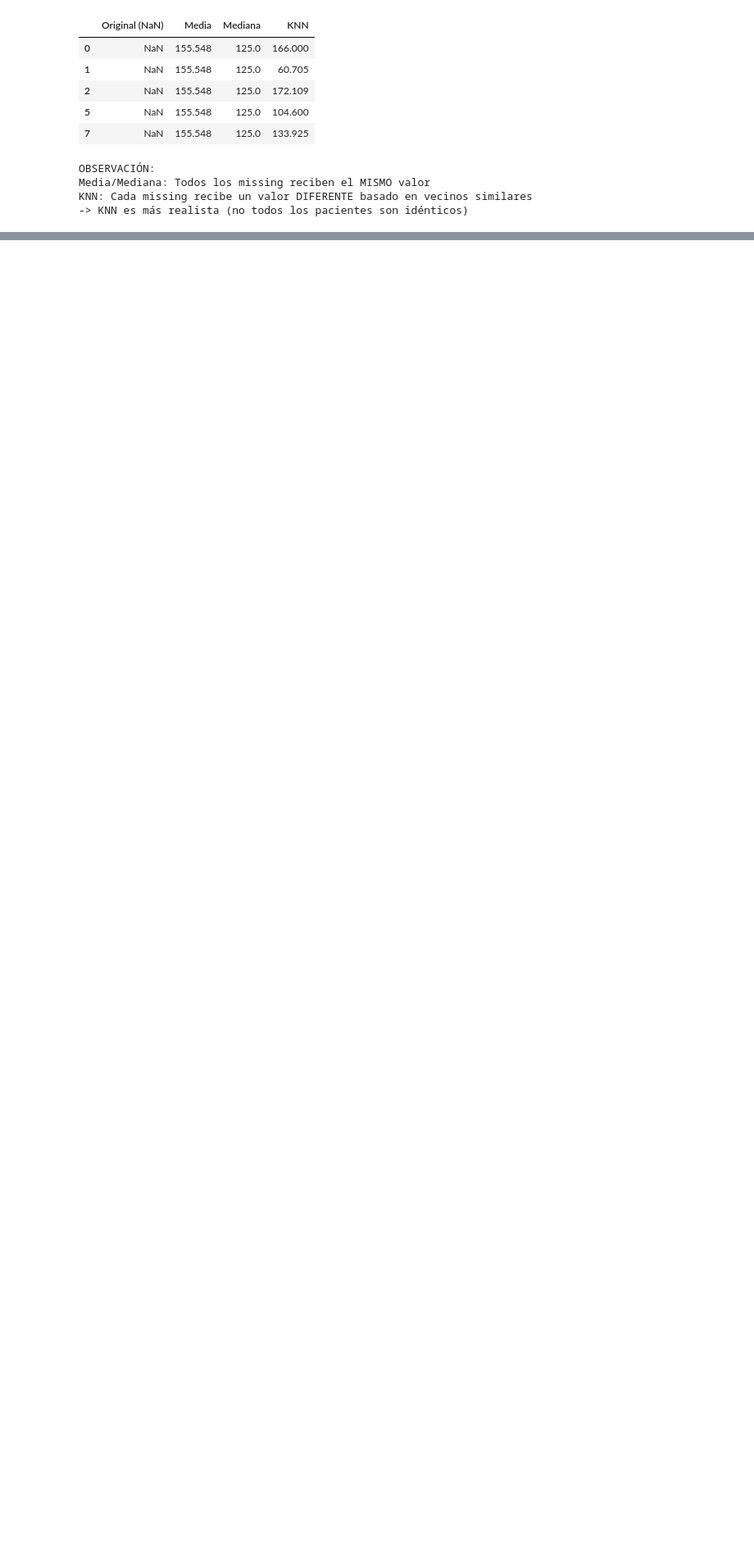
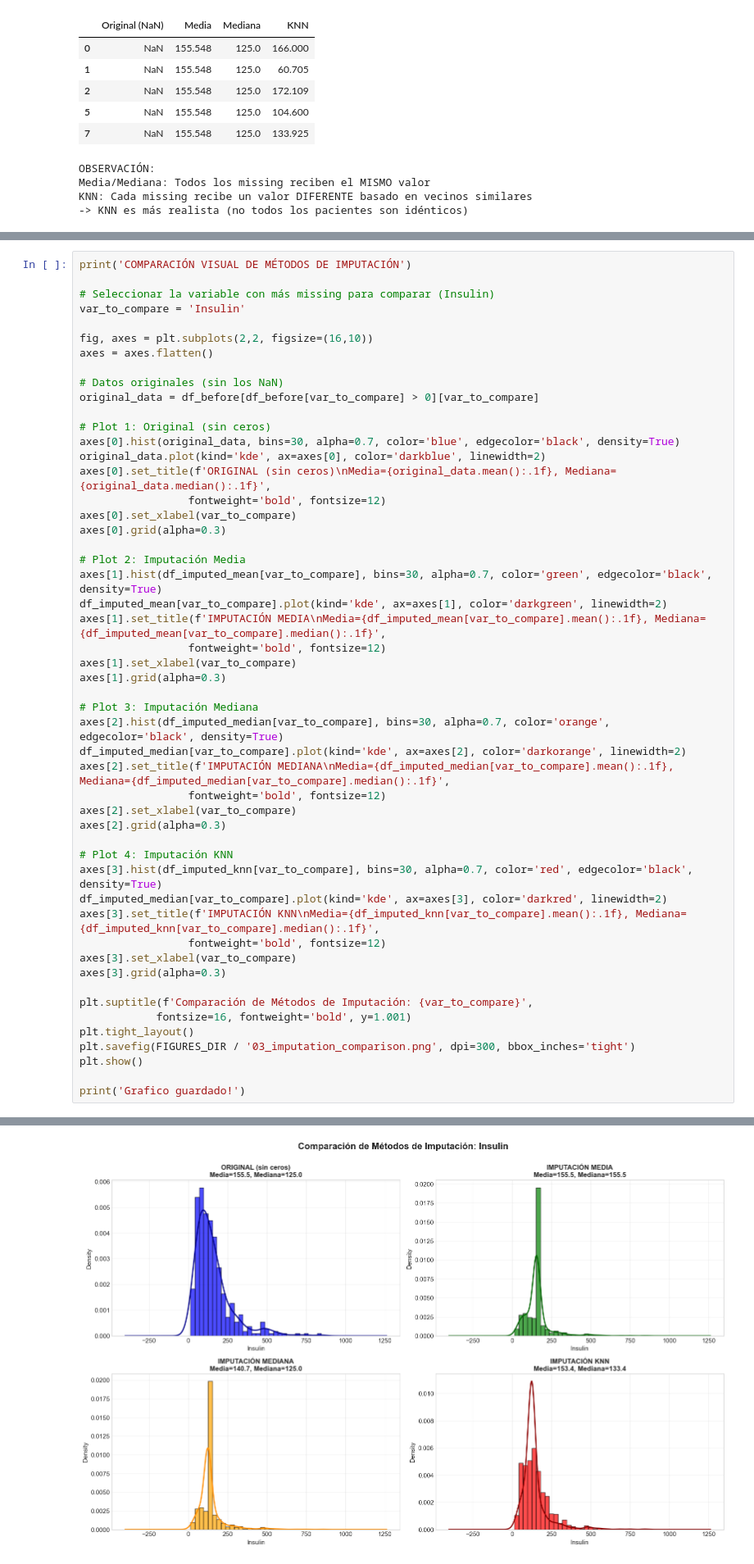
Before and after one commit to angel-rom444/diabetes-risk-predictor, a Jupyter notebook: notebooks/03_preprocessig_PART.ipynb, the cells around one changed output, grey strips where cells are left out. Shown at 82% size. Drawn from its saved outputs; the diff is of its cells as text; blank space fills up the shorter version.

```diff
--- a/notebooks/03_preprocessig_PART.ipynb
+++ b/notebooks/03_preprocessig_PART.ipynb
@@ -502,0 +505,52 @@ KNN: Cada missing recibe un valor DIFERENTE basado en vecinos similares
+# %%
+print('COMPARACIÓN VISUAL DE MÉTODOS DE IMPUTACIÓN')
+
+# Seleccionar la variable con más missing para comparar (Insulin)
+var_to_compare = 'Insulin'
+
+fig, axes = plt.subplots(2,2, figsize=(16,10))
+axes = axes.flatten()
+
+# Datos originales (sin los NaN)
+original_data = df_before[df_before[var_to_compare] > 0][var_to_compare]
+
+# Plot 1: Original (sin ceros)
+axes[0].hist(original_data, bins=30, alpha=0.7, color='blue', edgecolor='black', density=True)
+original_data.plot(kind='kde', ax=axes[0], color='darkblue', linewidth=2)
+axes[0].set_title(f'ORIGINAL (sin ceros)\nMedia={original_data.mean():.1f}, Mediana={original_data.median():.1f}',
+                 fontweight='bold', fontsize=12)
+axes[0].set_xlabel(var_to_compare)
+axes[0].grid(alpha=0.3)
+
+# Plot 2: Imputación Media
+axes[1].hist(df_imputed_mean[var_to_compare], bins=30, alpha=0.7, color='green', edgecolor='black', density=True)
+df_imputed_mean[var_to_compare].plot(kind='kde', ax=axes[1], color='darkgreen', linewidth=2)
+axes[1].set_title(f'IMPUTACIÓN MEDIA\nMedia={df_imputed_mean[var_to_compare].mean():.1f}, Mediana={df_imputed_mean[var_to_compare].median():.1f}',
+                 fontweight='bold', fontsize=12)
+axes[1].set_xlabel(var_to_compare)
+axes[1].grid(alpha=0.3)
+
+# Plot 3: Imputación Mediana
+axes[2].hist(df_imputed_median[var_to_compare], bins=30, alpha=0.7, color='orange', edgecolor='black', density=True)
+df_imputed_median[var_to_compare].plot(kind='kde', ax=axes[2], color='darkorange', linewidth=2)
+axes[2].set_title(f'IMPUTACIÓN MEDIANA\nMedia={df_imputed_median[var_to_compare].mean():.1f}, Mediana={df_imputed_median[var_to_compare].median():.1f}',
+                 fontweight='bold', fontsize=12)
+axes[2].set_xlabel(var_to_compare)
+axes[2].grid(alpha=0.3)
+
+# Plot 4: Imputación KNN
+axes[3].hist(df_imputed_knn[var_to_compare], bins=30, alpha=0.7, color='red', edgecolor='black', density=True)
+df_imputed_median[var_to_compare].plot(kind='kde', ax=axes[3], color='darkred', linewidth=2)
+axes[3].set_title(f'IMPUTACIÓN KNN\nMedia={df_imputed_knn[var_to_compare].mean():.1f}, Mediana={df_imputed_knn[var_to_compare].median():.1f}',
+                 fontweight='bold', fontsize=12)
+axes[3].set_xlabel(var_to_compare)
+axes[3].grid(alpha=0.3)
+
+plt.suptitle(f'Comparación de Métodos de Imputación: {var_to_compare}',
+            fontsize=16, fontweight='bold', y=1.001)
+plt.tight_layout()
+plt.savefig(FIGURES_DIR / '03_imputation_comparison.png', dpi=300, bbox_inches='tight')
+plt.show()
+
+print('Grafico guardado!')
+# %% [output]
@@ -502,0 +558 @@ KNN: Cada missing recibe un valor DIFERENTE basado en vecinos similares
+[figure, added]
```
Also changed, not shown: parts of 3 cells of this notebook.
